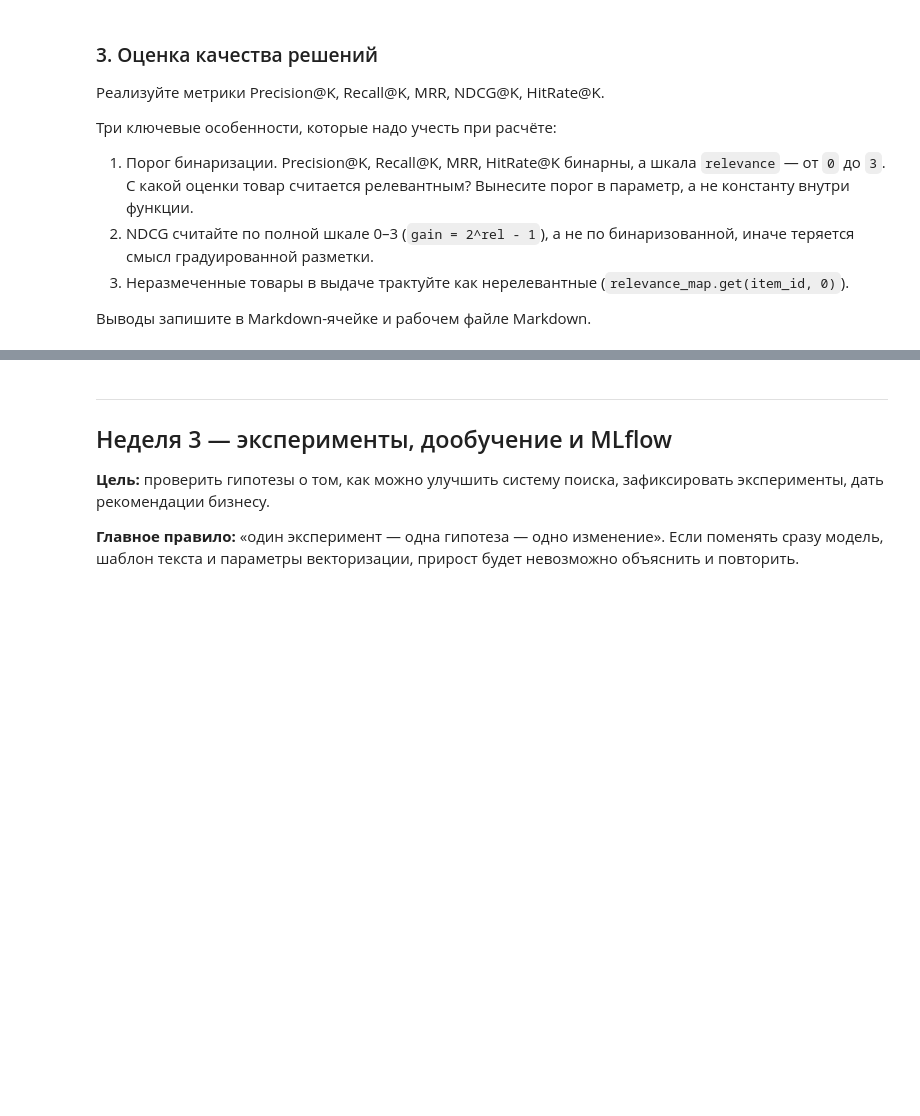
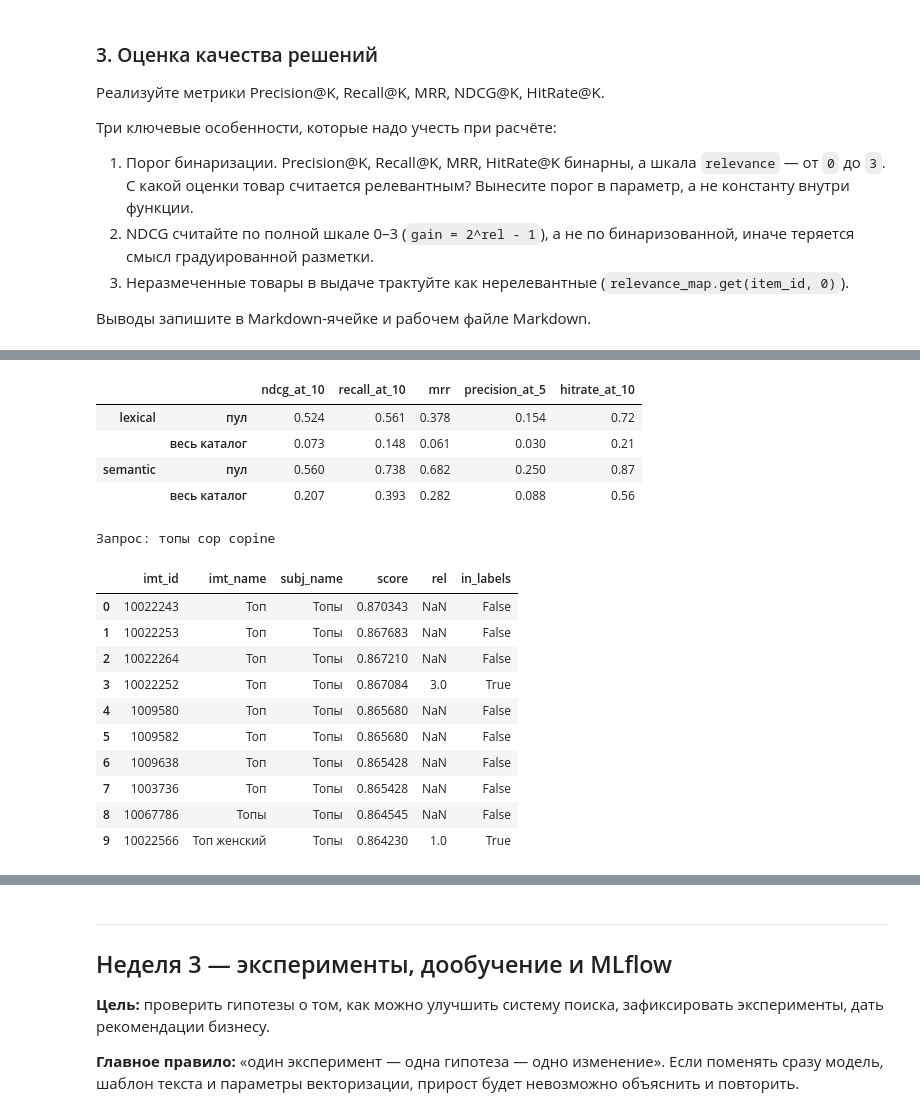
Before and after one commit to India-Lima/semantic-search, a Jupyter notebook: semantic_search_project.ipynb, the cells around one changed output, grey strips where cells are left out. Saved outputs shown, nothing was run; the diff lists cells and outputs as text; code cells hidden in the pictures; blank space fills up the shorter version.

```diff
--- a/semantic_search_project.ipynb
+++ b/semantic_search_project.ipynb
@@ -312,0 +1080,44 @@ RELEVANCE_THRESHOLD = 2  # Ваше решение, его нужно обосн
+# %%
+search_lexical_full = build_lexical(catalog)
+search_semantic_full = build_semantic(catalog, emb)
+sample_ids = pd.Series(list(golden_train)).sample(100, random_state=SEED)
+golden_sample = {qid: golden_train[qid] for qid in sample_ids}
+
+display(
+    pd.DataFrame(
+        {
+            (name, scope): evaluate(search, golden_sample)[KEY_METRICS].mean()
+            for name, scope, search in [
+                ("lexical", "пул", search_lexical),
+                ("lexical", "весь каталог", search_lexical_full),
+                ("semantic", "пул", search_semantic),
+                ("semantic", "весь каталог", search_semantic_full),
+            ]
+        }
+    ).T.round(3)
+)
+
+text, rel_map = golden_sample[sample_ids.iat[0]]
+print(f"Запрос: {text}")
+search_semantic_full(text, 10).assign(
+    rel=lambda d: d["imt_id"].map(rel_map),
+    in_labels=lambda d: d["imt_id"].isin(rel_map),
+)
+# %% [output]
+|  |  | ndcg_at_10 | recall_at_10 | mrr | precision_at_5 | hitrate_at_10 |
+| lexical | пул | 0.524 | 0.561 | 0.378 | 0.154 | 0.72 |
+|  | весь каталог | 0.073 | 0.148 | 0.061 | 0.030 | 0.21 |
+| semantic | пул | 0.560 | 0.738 | 0.682 | 0.250 | 0.87 |
+|  | весь каталог | 0.207 | 0.393 | 0.282 | 0.088 | 0.56 |
+Запрос: топы cop copine
+|  | imt_id | imt_name | subj_name | score | rel | in_labels |
+| 0 | 10022243 | Топ | Топы | 0.870343 | NaN | False |
+| 1 | 10022253 | Топ | Топы | 0.867683 | NaN | False |
+| 2 | 10022264 | Топ | Топы | 0.867210 | NaN | False |
+| 3 | 10022252 | Топ | Топы | 0.867084 | 3.0 | True |
+| 4 | 1009580 | Топ | Топы | 0.865680 | NaN | False |
+| 5 | 1009582 | Топ | Топы | 0.865680 | NaN | False |
+| 6 | 1009638 | Топ | Топы | 0.865428 | NaN | False |
+| 7 | 1003736 | Топ | Топы | 0.865428 | NaN | False |
+| 8 | 10067786 | Топы | Топы | 0.864545 | NaN | False |
+| 9 | 10022566 | Топ женский | Топы | 0.864230 | 1.0 | True |
```
Also changed, not shown: parts of 39 cells of this notebook, 1 other file.
